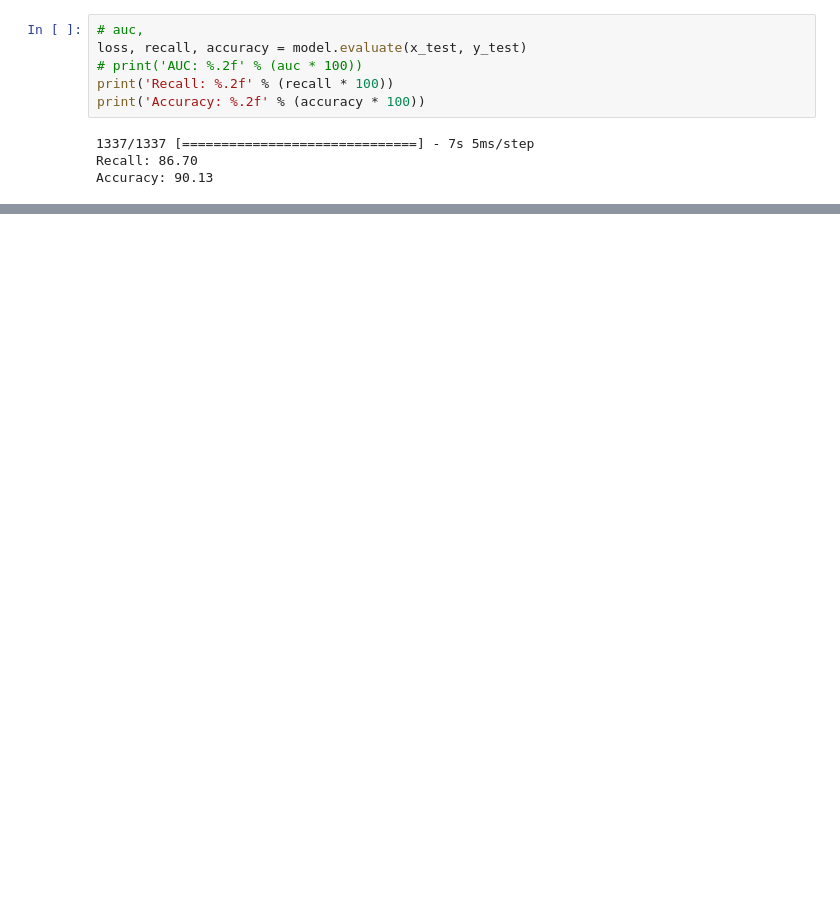
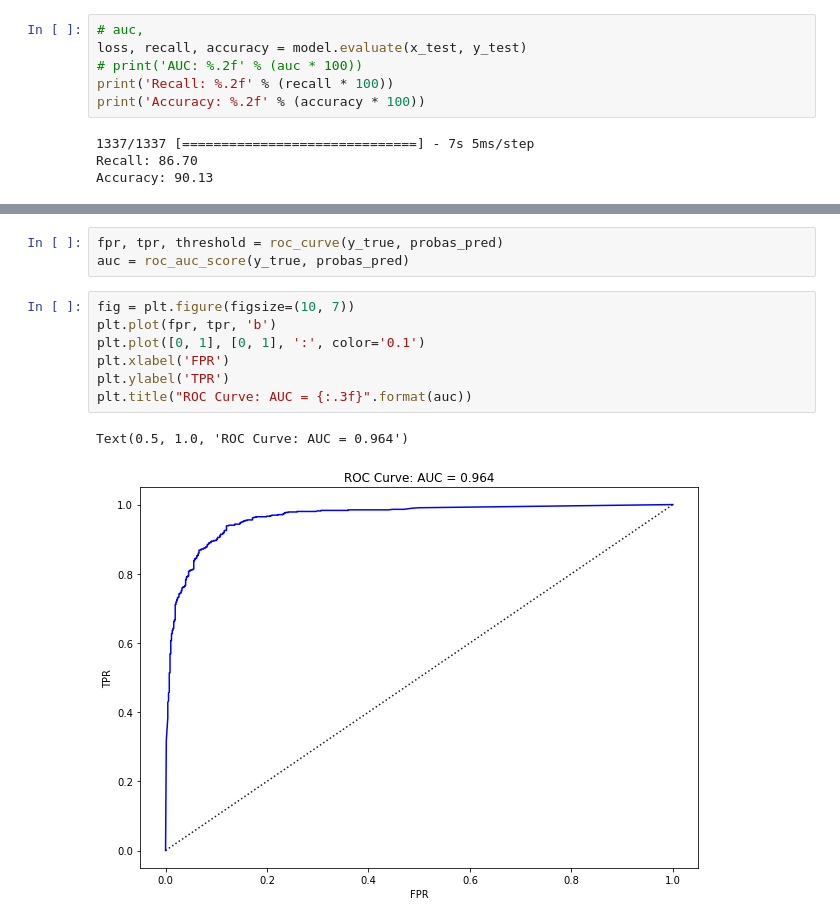
Before and after one commit to MatthewAustinThompson/saxophone-detection, a Jupyter notebook: cc_tenor_brass_ok_cnn_lmsc_F.ipynb, the cells around one changed output, grey strips where cells are left out. Saved outputs shown, nothing was run; the diff lists cells and outputs as text; blank space fills up the shorter version.

```diff
--- a/cc_tenor_brass_ok_cnn_lmsc_F.ipynb
+++ b/cc_tenor_brass_ok_cnn_lmsc_F.ipynb
@@ -85,0 +84,13 @@ model.save('./data/keras_models/tenor_brass_ok_cnn_F.h5')
+# %%
+fpr, tpr, threshold = roc_curve(y_true, probas_pred)
+auc = roc_auc_score(y_true, probas_pred)
+# %%
+fig = plt.figure(figsize=(10, 7))
+plt.plot(fpr, tpr, 'b')
+plt.plot([0, 1], [0, 1], ':', color='0.1')
+plt.xlabel('FPR')
+plt.ylabel('TPR')
+plt.title("ROC Curve: AUC = {:.3f}".format(auc))
+# %% [output]
+Text(0.5, 1.0, 'ROC Curve: AUC = 0.964')
+[figure, added]
```
Also changed, not shown: parts of 10 cells of this notebook, 2 other files.
